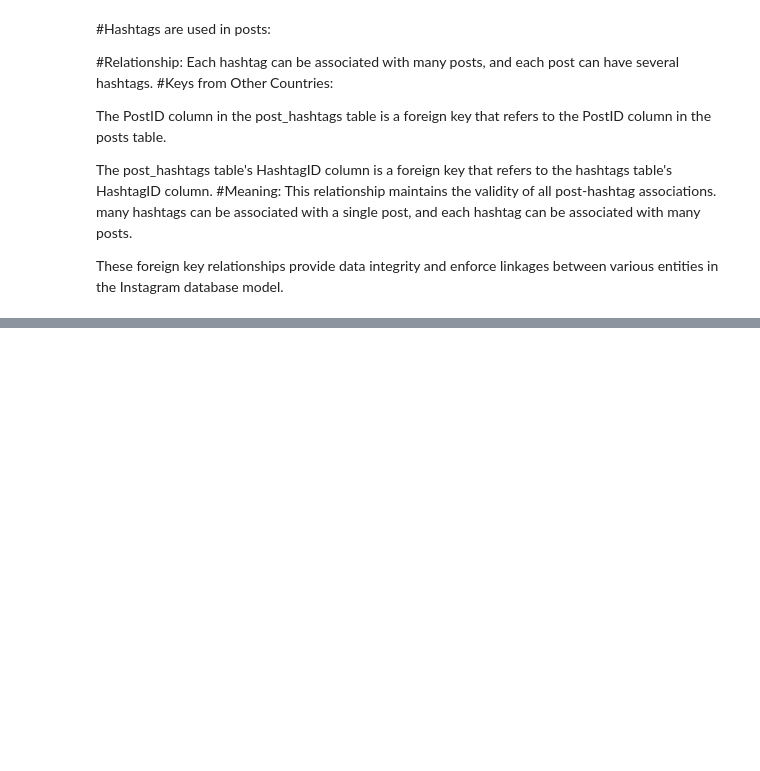
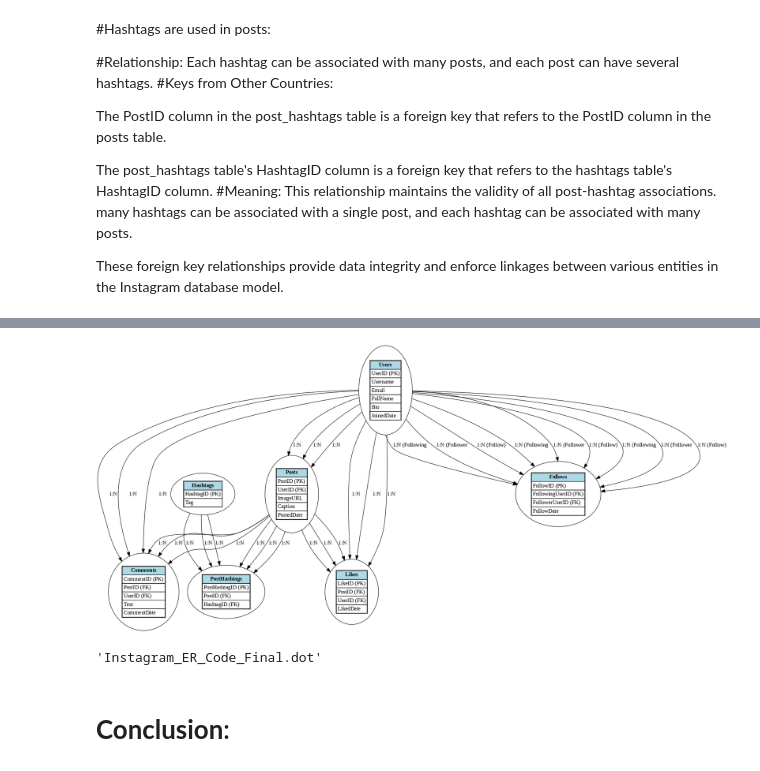
Before and after one commit to Kapoortigers007/Pankaj_Product_Dissection_for_Instagram, a Jupyter notebook: Pankaj_Product_Dissection_for_Instagram.ipynb, the cells around one changed output, grey strips where cells are left out. Drawn from its saved outputs; the diff is of its cells as text; code cells hidden in the pictures; blank space fills up the shorter version.

```diff
--- a/Pankaj_Product_Dissection_for_Instagram.ipynb
+++ b/Pankaj_Product_Dissection_for_Instagram.ipynb
@@ -171,0 +171,4 @@ conn.close()
+# %%
+# Create ER Diagram (Vertical Layout)
+er = Digraph('Instagram_ER_Diagram', format='png')
+er.attr(rankdir='TB', size='20')
@@ -171,0 +258,10 @@ conn.close()
+# %%
+# Display Diagram in Colab Output
+display(Image('Instagram_ER_Diagram_Final.png'))
+
+er.save('Instagram_ER_Code_Final.dot')
+# %% [output]
+[figure, added]
+'Instagram_ER_Code_Final.dot'
+# %% [markdown]
+# **Conclusion**:
```
Also changed, not shown: parts of 17 cells of this notebook.
